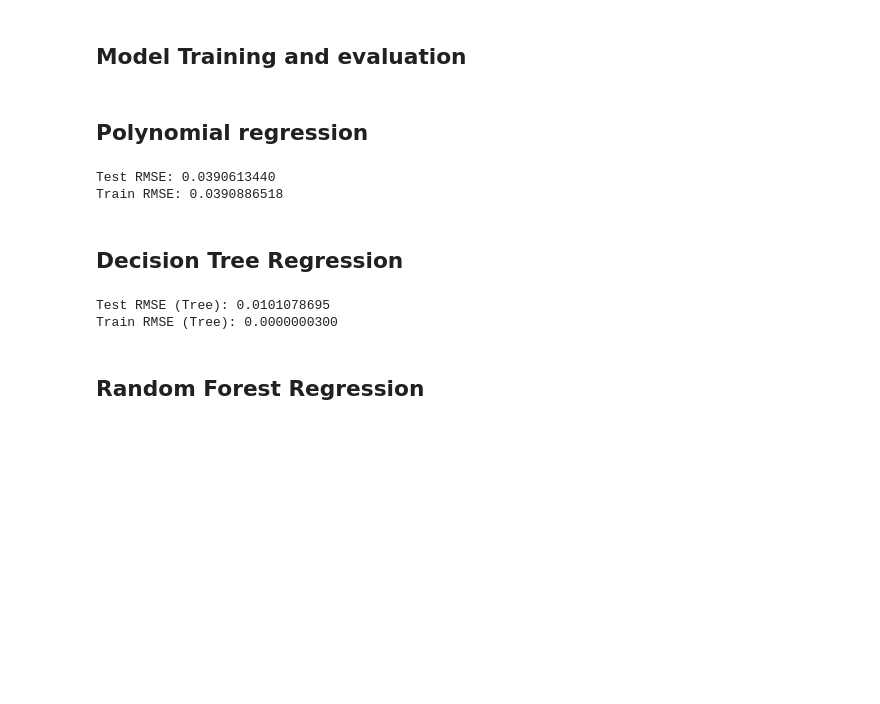
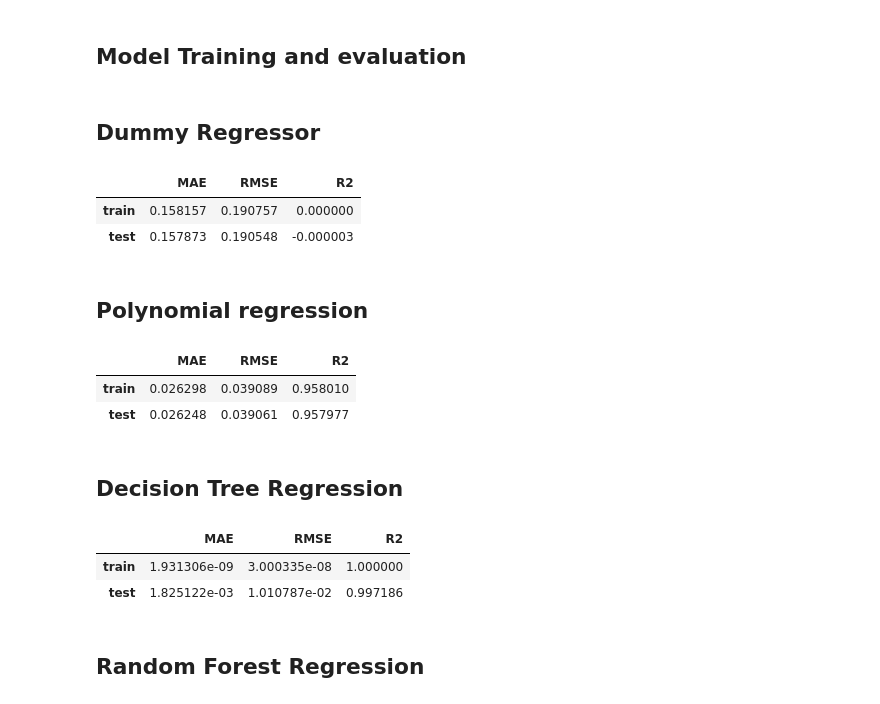
Before and after one commit to KWycliff/machine_learning, a Jupyter notebook: final_project/battery_state_of_charge_estimation.ipynb, the cells around one changed output. Drawn from its saved outputs; the diff is of its cells as text; code cells hidden in the pictures; blank space fills up the shorter version.

Commit message:
added code to test regression model

```diff
--- a/final_project/battery_state_of_charge_estimation.ipynb
+++ b/final_project/battery_state_of_charge_estimation.ipynb
@@ -203,38 +203,70 @@ y = battery_df['SOC']
 
 # Split the data into training and test sets
 X_train, X_test, y_train, y_test = train_test_split(X, y, test_size=0.2, random_state=42)
+# %%
+# A function to compute regression metrics
+def regression_metrics(y_true, y_pred):
+    return {'MAE': mean_absolute_error(y_true, y_pred),
+            'RMSE': np.sqrt(mean_squared_error(y_true, y_pred)),
+            'R2': r2_score(y_true, y_pred)}
+# %%
+# A function to train a model and evaluate it on training and test data
+# The metrics check if model is overfitting or underfitting
+def train_and_evaluate(model, X_train, y_train, X_test, y_test):
+    fitted = model.fit(X_train, y_train)
+    metrics = pd.DataFrame({
+        'train': regression_metrics(y_train, fitted.predict(X_train)),
+        'test': regression_metrics(y_test, fitted.predict(X_test)),
+    }).T
+    return  metrics
+# %% [markdown]
+## Dummy Regressor
+# %%
+dummy_model = DummyRegressor(strategy='mean')
+dummy_metrics = train_and_evaluate(dummy_model, X_train, y_train, X_test, y_test)
+dummy_metrics
+# %% [output]
+|  | MAE | RMSE | R2 |
+| train | 0.158157 | 0.190757 | 0.000000 |
+| test | 0.157873 | 0.190548 | -0.000003 |
 # %% [markdown]
 ## Polynomial regression
 # %%
 poly_model = make_pipeline(MinMaxScaler(),PolynomialFeatures(degree=2), LinearRegression())
-poly_model.fit(X_train, y_train)
-y_pred_test = poly_model.predict(X_test)
-y_pred_train = poly_model.predict(X_train)
-
-rmse_test = np.sqrt(mean_squared_error(y_test, y_pred_test))
-print(f"Test RMSE: {rmse_test:.10f}")
-
-rmse_train = np.sqrt(mean_squared_error(y_train, y_pred_train))
-print(f"Train RMSE: {rmse_train:.10f}")
+poly_metrics = train_and_evaluate(poly_model, X_train, y_train, X_test, y_test)
+poly_metrics
+#poly_model.fit(X_train, y_train)
+#y_pred_test = poly_model.predict(X_test)
+#y_pred_train = poly_model.predict(X_train)
+#
+#rmse_test = np.sqrt(mean_squared_error(y_test, y_pred_test))
+#print(f"Test RMSE: {rmse_test:.10f}")
+#
+#rmse_train = np.sqrt(mean_squared_error(y_train, y_pred_train))
+#print(f"Train RMSE: {rmse_train:.10f}")
 # %% [output]
-Test RMSE: 0.0390613440
-Train RMSE: 0.0390886518
+|  | MAE | RMSE | R2 |
+| train | 0.026298 | 0.039089 | 0.958010 |
+| test | 0.026248 | 0.039061 | 0.957977 |
 # %% [markdown]
 ## Decision Tree Regression
 # %%
 tree_model = make_pipeline(MinMaxScaler(), DecisionTreeRegressor(random_state=42))
-tree_model.fit(X_train, y_train)
-y_pred_test_tree = tree_model.predict(X_test)
-y_pred_train_tree = tree_model.predict(X_train)
-
-rmse_test_tree = np.sqrt(mean_squared_error(y_test, y_pred_test_tree))
-print(f"Test RMSE (Tree): {rmse_test_tree:.10f}")
-
-rmse_train_tree = np.sqrt(mean_squared_error(y_train, y_pred_train_tree))
-print(f"Train RMSE (Tree): {rmse_train_tree:.10f}")
+tree_metrics = train_and_evaluate(tree_model, X_train, y_train, X_test, y_test)
+tree_metrics
+#tree_model.fit(X_train, y_train)
+#y_pred_test_tree = tree_model.predict(X_test)
+#y_pred_train_tree = tree_model.predict(X_train)
+#
+#rmse_test_tree = np.sqrt(mean_squared_error(y_test, y_pred_test_tree))
+#print(f"Test RMSE (Tree): {rmse_test_tree:.10f}")
+#
+#rmse_train_tree = np.sqrt(mean_squared_error(y_train, y_pred_train_tree))
+#print(f"Train RMSE (Tree): {rmse_train_tree:.10f}")
 # %% [output]
-Test RMSE (Tree): 0.0101078695
-Train RMSE (Tree): 0.0000000300
+|  | MAE | RMSE | R2 |
+| train | 1.931306e-09 | 3.000335e-08 | 1.000000 |
+| test | 1.825122e-03 | 1.010787e-02 | 0.997186 |
 # %% [markdown]
 ## Random Forest Regression
 # %%
```
Also changed, not shown: parts of 4 cells of this notebook, 7 other files.
